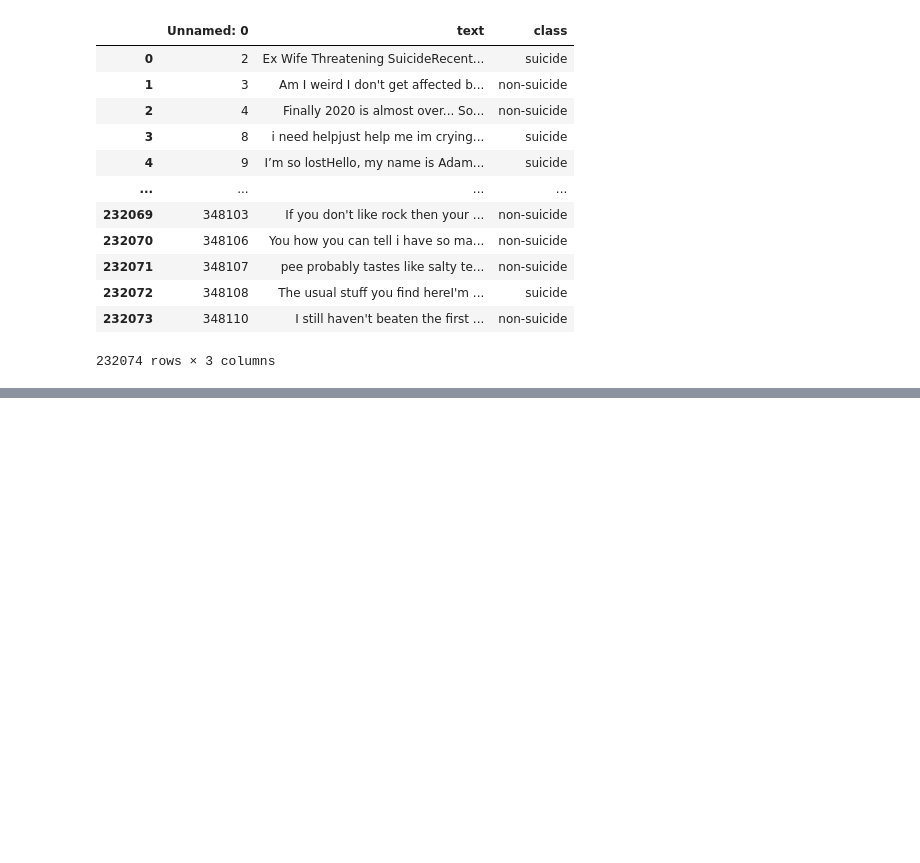
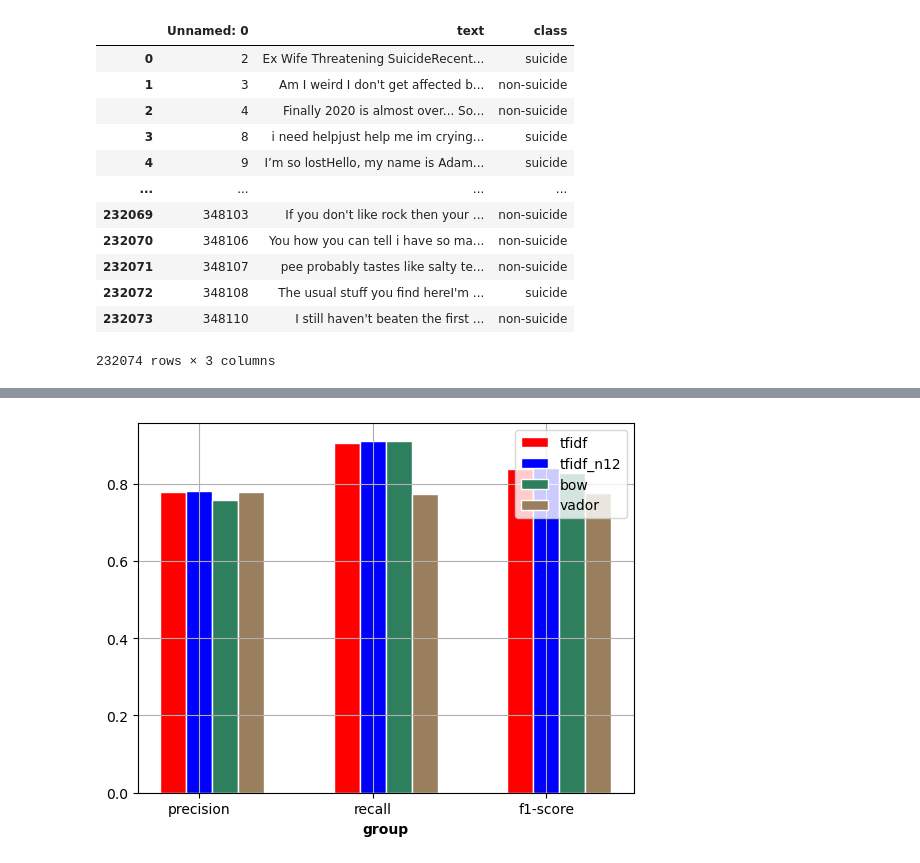
Before and after one commit to Mamedova-S/VKR_Mamedova, a Jupyter notebook: src/main.ipynb, the cells around one changed output, grey strips where cells are left out. Saved outputs shown, nothing was run; the diff lists cells and outputs as text; code cells hidden in the pictures; blank space fills up the shorter version.

```diff
--- a/src/main.ipynb
+++ b/src/main.ipynb
@@ -61,0 +387,26 @@ data_random
+# %%
+clf = RandomForestClassifier(max_depth=10)
+clf.fit(X_selection, y_train)
+y_predict_tfidf_2 = clf.predict(X_test_selection)
+
+clf.fit(X_selection_n12, y_train)
+y_predict_tfidf_n12_2 = clf.predict(X_test_selection_n12)
+
+clf.fit(X_selection_bow, y_train)
+y_predict_bow_2 = clf.predict(X_test_selection_bow)
+
+clf.fit(X_vador_train, y_train)
+y_predict_vador_2 = clf.predict(X_vador_test)
+# %%
+RandomForest_tfidf_results=metrics.precision_recall_fscore_support(y_test, y_predict_tfidf_2)
+RandomForest_tfidf_n12_results=metrics.precision_recall_fscore_support(y_test, y_predict_tfidf_n12_2)
+RandomForest_bow_results=metrics.precision_recall_fscore_support(y_test, y_predict_bow_2)
+RandomForest_vador_results=metrics.precision_recall_fscore_support(y_test, y_predict_vador_2)
+# %%
+data2 = [['TF-IDF','TF-IDF 2-grams ','bag of words','vador'],
+         ['precision',RandomForest_tfidf_results[0][0],RandomForest_tfidf_n12_results[0][0],RandomForest_bow_results[0][0],
+          RandomForest_vador_results[0][0]],
+         ['recall',RandomForest_tfidf_results[1][0],RandomForest_tfidf_n12_results[1][0],RandomForest_bow_results[1][0],
+          RandomForest_vador_results[1][0]],
+         ['F1-score',RandomForest_tfidf_results[2][0],RandomForest_tfidf_n12_results[2][0],RandomForest_bow_results[2][0],
+          RandomForest_vador_results[2][0]]]
@@ -61,0 +425,4 @@ data_random
+# %%
+plot_results(data2[1:])
+# %% [output]
+[figure, added]
```
Also changed, not shown: parts of 84 cells of this notebook.
